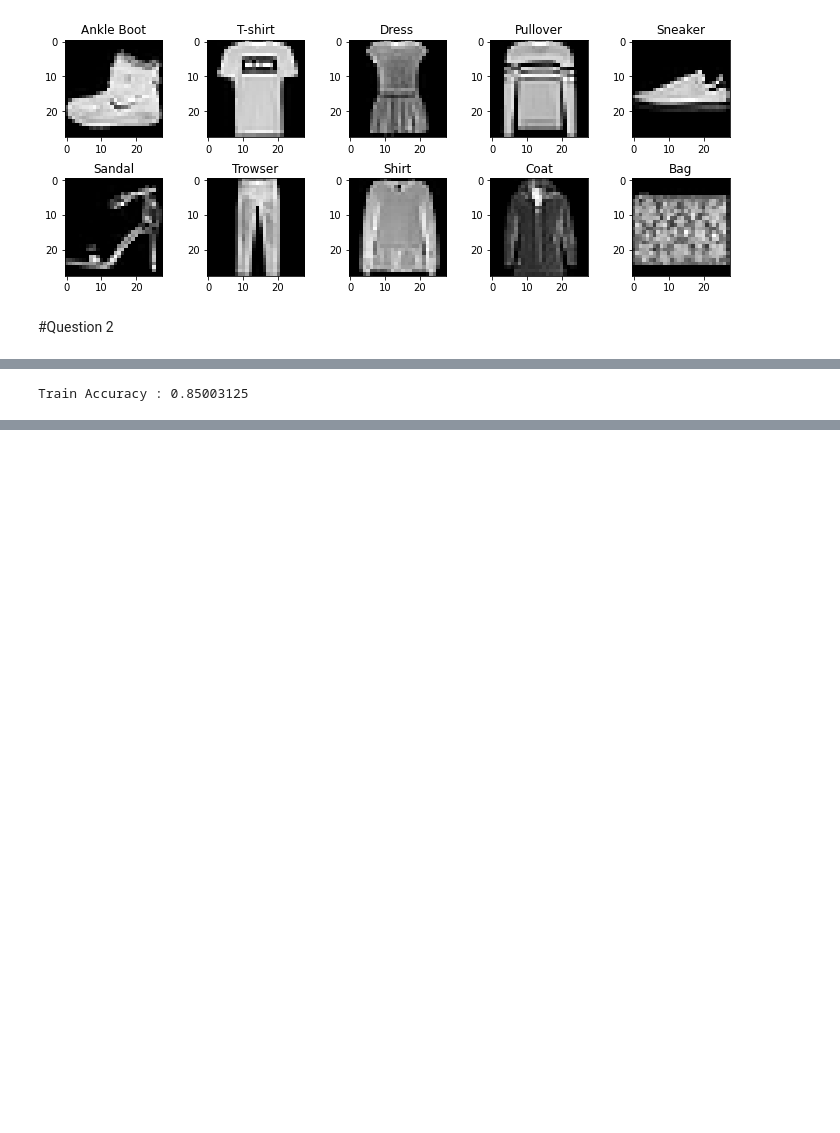
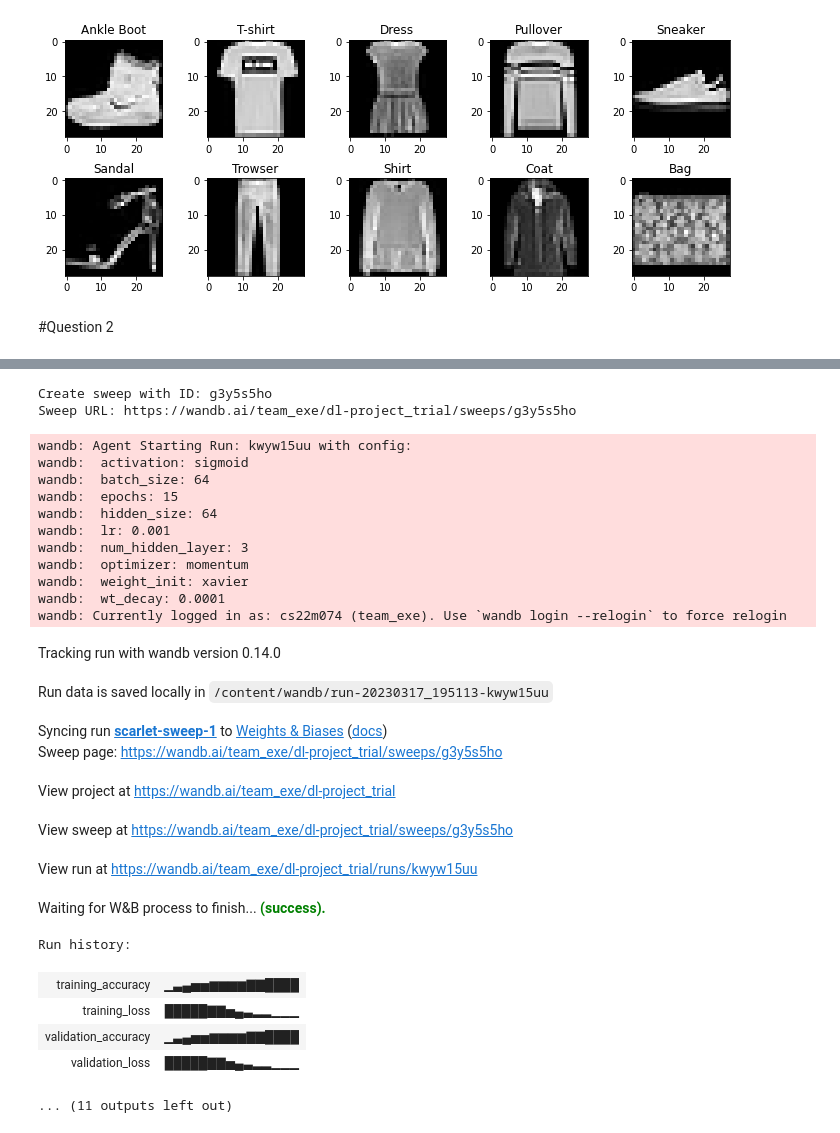
Before and after one commit to RutujKhare1/CS6910_Assignment_1, a Jupyter notebook: FDL_Assignment_1.ipynb, the cells around one changed output, grey strips where cells are left out. Cells and saved outputs as stored; diff of their text form; code cells hidden in the pictures; blank space fills up the shorter version.

Commit message:
Set up wandb successfully

```diff
--- a/FDL_Assignment_1.ipynb
+++ b/FDL_Assignment_1.ipynb
@@ -144,5 +188,14 @@ class Optimizer:
     # d_hL = W[4]@d_aL
     # dga = d_sigmoid(A[3])
     # d_aL = d_hL@dga
+# %%
+X_mini = np.reshape(X_train, (60000,784))/255.0
+num_data_points = 60000
+num_val_points = num_data_points//10
+num_train_points = num_data_points - num_val_points
+Xtrain = X_mini[:num_train_points]
+Ytrain = Y_train[:num_train_points]
+X_valid = X_mini[num_train_points:]
+Y_valid =  Y_train[num_train_points:]
 # %%
 class feedforwardNeuralNetwork:
@@ -407,10 +537,3 @@ class feedforwardNeuralNetwork:
   def accuracy(self, Y):
     pred = np.argmax(Y, axis=1)
     print(pred.shape)
-# %%
-X_mini = np.reshape(X_train, (60000,784))/255
-num_data_points = 32000
-X_mini = X_mini[:num_data_points]
-Y_mini = Y_train[:num_data_points]
-F = feedforwardNeuralNetwork(neta = 0.05, hidden_size = 128, num_layers = 4, X_train = X_mini, Y_train = Y_mini)
-F.momentumGD()
@@ -429,9 +539,0 @@ Epoch 9 : 0.4137616032750944
-# %%
-y_hat = F.feedForward(X_mini)
-pred = np.argmax(y_hat, axis=0)
-# print(Y_test[:5])
-# print(pred)
-accuracy = np.mean(pred==Y_mini)
-print("Train Accuracy : {}".format(accuracy))
-# %% [output]
-Train Accuracy : 0.85003125
@@ -437,0 +578,28 @@ Train Accuracy : 0.85003125
+# %%
+sweep_configuration = {
+    'method': 'random',
+    'name': 'dl-project',
+    'metric': {
+        'goal': 'minimize',
+        'name': 'validation_loss'
+        },
+    'parameters': {
+        'batch_size': {'values': [16, 32, 64]},
+        'epochs': {'values': [10, 15]},
+        'num_hidden_layer':{'values' : [3, 4, 5]},
+        'hidden_size': {'values' : [32, 64, 128]},
+        'lr': {'values' : [1e-2, 1e-3, 1e-4]},
+        'optimizer':{'values' : ['sgd', 'momentum', 'nesterov', 'rmsprop', 'adam', 'nadam']},
+        'weight_init':{'values' : ['random','xavier']},
+        'activation' : {'values' : ['sigmoid','tanh','relu']},
+        'wt_decay': {'values' : [0, 0.0001, 0.001]},
+     }
+}
+
+wandb.login(key = '5b3ff6cba361172038b8948f6dace9286a5bbfa0')
+
+
+sweep_id = wandb.sweep(sweep=sweep_configuration, project='dl-project_trial')
+wandb.agent(sweep_id, function=train, count = 5)
+wandb.finish()
+# %% [output]
@@ -437,0 +610,27 @@ Train Accuracy : 0.85003125
+Create sweep with ID: g3y5s5ho
+Sweep URL: https://wandb.ai/team_exe/dl-project_trial/sweeps/g3y5s5ho
+wandb: Agent Starting Run: kwyw15uu with config:
+wandb:  activation: sigmoid
+wandb:  batch_size: 64
+wandb:  epochs: 15
+wandb:  hidden_size: 64
+wandb:  lr: 0.001
+wandb:  num_hidden_layer: 3
+wandb:  optimizer: momentum
+wandb:  weight_init: xavier
+wandb:  wt_decay: 0.0001
+wandb: Currently logged in as: cs22m074 (team_exe). Use `wandb login --relogin` to force relogin
+Tracking run with wandb version 0.14.0
+Run data is saved locally in /content/wandb/run-20230317_195113-kwyw15uu
+Syncing run scarlet-sweep-1 to Weights & Biases (docs)
+Sweep page: https://wandb.ai/team_exe/dl-project_trial/sweeps/g3y5s5ho
+View project at https://wandb.ai/team_exe/dl-project_trial
+View sweep at https://wandb.ai/team_exe/dl-project_trial/sweeps/g3y5s5ho
+View run at https://wandb.ai/team_exe/dl-project_trial/runs/kwyw15uu
+Waiting for W&B process to finish... (success).
+Run history:
+| training_accuracy | ▁▃▄▅▅▆▆▆▆▇▇████ |
+| training_loss | █████▇▇▅▄▃▂▂▁▁▁ |
+| validation_accuracy | ▁▃▄▅▅▆▆▆▆▇▇████ |
+| validation_loss | █████▇▇▅▄▃▂▂▁▁▁ |
+... (11 outputs left out)
```
Also changed, not shown: parts of 22 cells of this notebook.
